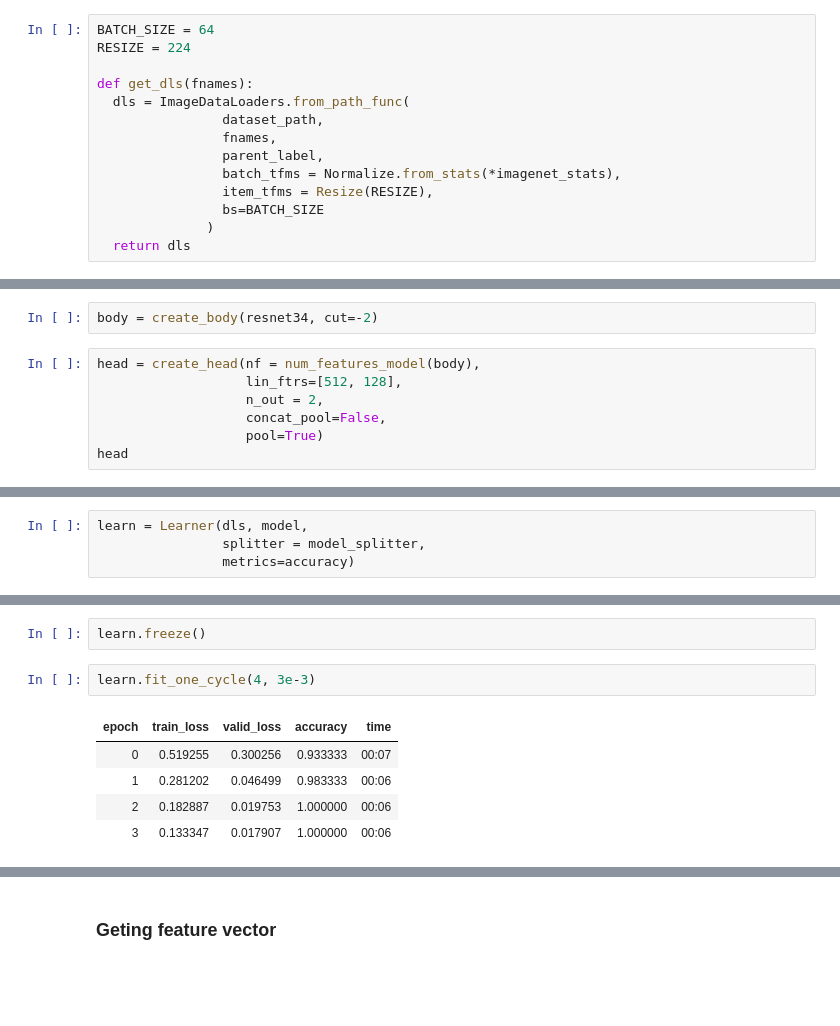
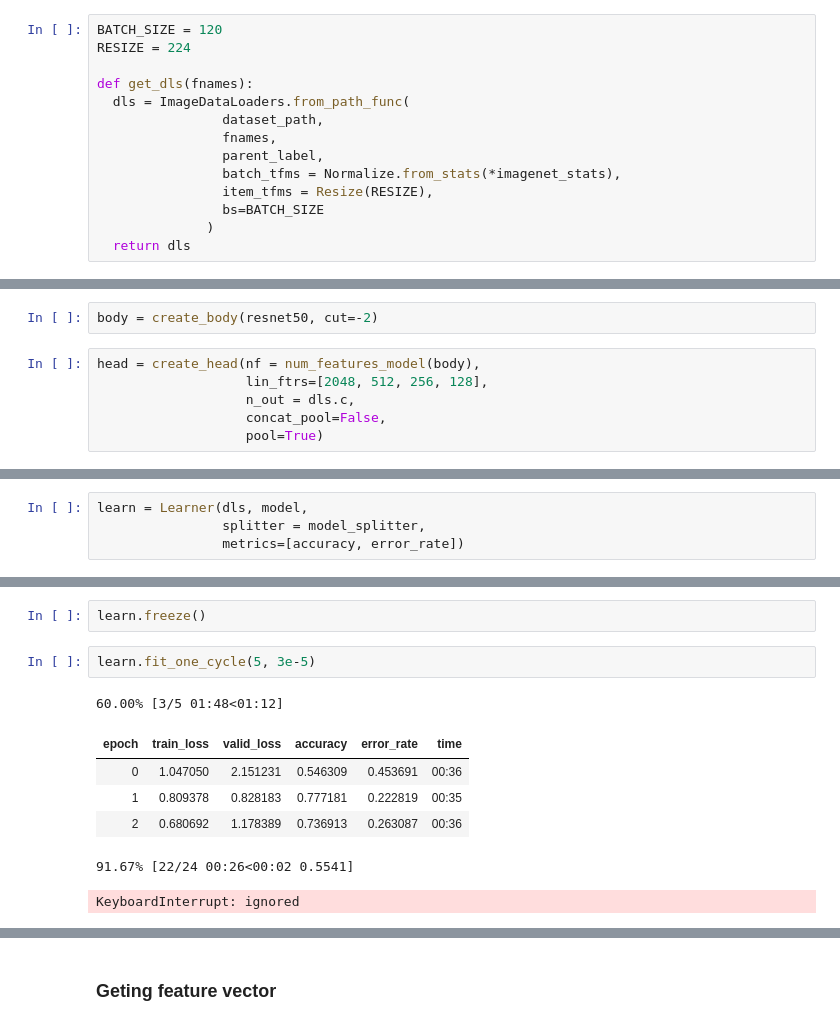
Before and after one commit to lkarjun/outfits-search, a Jupyter notebook: similar_product_search.ipynb, the cells around one changed output, grey strips where cells are left out. Saved outputs shown, nothing was run; the diff lists cells and outputs as text; blank space fills up the shorter version.

```diff
--- a/similar_product_search.ipynb
+++ b/similar_product_search.ipynb
@@ -39,5 +38,5 @@ fnames, full_fnames = get_fnames(dataset_path, ['architecure', 'art and culture'
 # %%
-BATCH_SIZE = 64
+BATCH_SIZE = 120
 RESIZE = 224
 
 def get_dls(fnames):
@@ -64,11 +67,10 @@ x.shape, y.shape
 # %% [markdown]
 ### Model
 # %%
-body = create_body(resnet34, cut=-2)
+body = create_body(resnet50, cut=-2)
 # %%
 head = create_head(nf = num_features_model(body),
-                   lin_ftrs=[512, 128],
-                   n_out = 2,
+                   lin_ftrs=[2048, 512, 256, 128],
+                   n_out = dls.c,
                    concat_pool=False,
                    pool=True)
-head
@@ -105,6 +91,6 @@ def model_splitter(model):
 # %%
 learn = Learner(dls, model,
                 splitter = model_splitter,
-                metrics=accuracy)
+                metrics=[accuracy, error_rate])
 # %%
 learn.summary()
@@ -130,11 +97,13 @@ Callbacks:
 # %%
 learn.freeze()
 # %%
-learn.fit_one_cycle(4, 3e-3)
+learn.fit_one_cycle(5, 3e-5)
 # %% [output]
+60.00% [3/5 01:48<01:12]
-| epoch | train_loss | valid_loss | accuracy | time |
-| 0 | 0.519255 | 0.300256 | 0.933333 | 00:07 |
-| 1 | 0.281202 | 0.046499 | 0.983333 | 00:06 |
-| 2 | 0.182887 | 0.019753 | 1.000000 | 00:06 |
-| 3 | 0.133347 | 0.017907 | 1.000000 | 00:06 |
+| epoch | train_loss | valid_loss | accuracy | error_rate | time |
+| 0 | 1.047050 | 2.151231 | 0.546309 | 0.453691 | 00:36 |
+| 1 | 0.809378 | 0.828183 | 0.777181 | 0.222819 | 00:35 |
+| 2 | 0.680692 | 1.178389 | 0.736913 | 0.263087 | 00:36 |
+91.67% [22/24 00:26<00:02 0.5541]
+KeyboardInterrupt: ignored
 # %%
```
Also changed, not shown: parts of 35 cells of this notebook.
